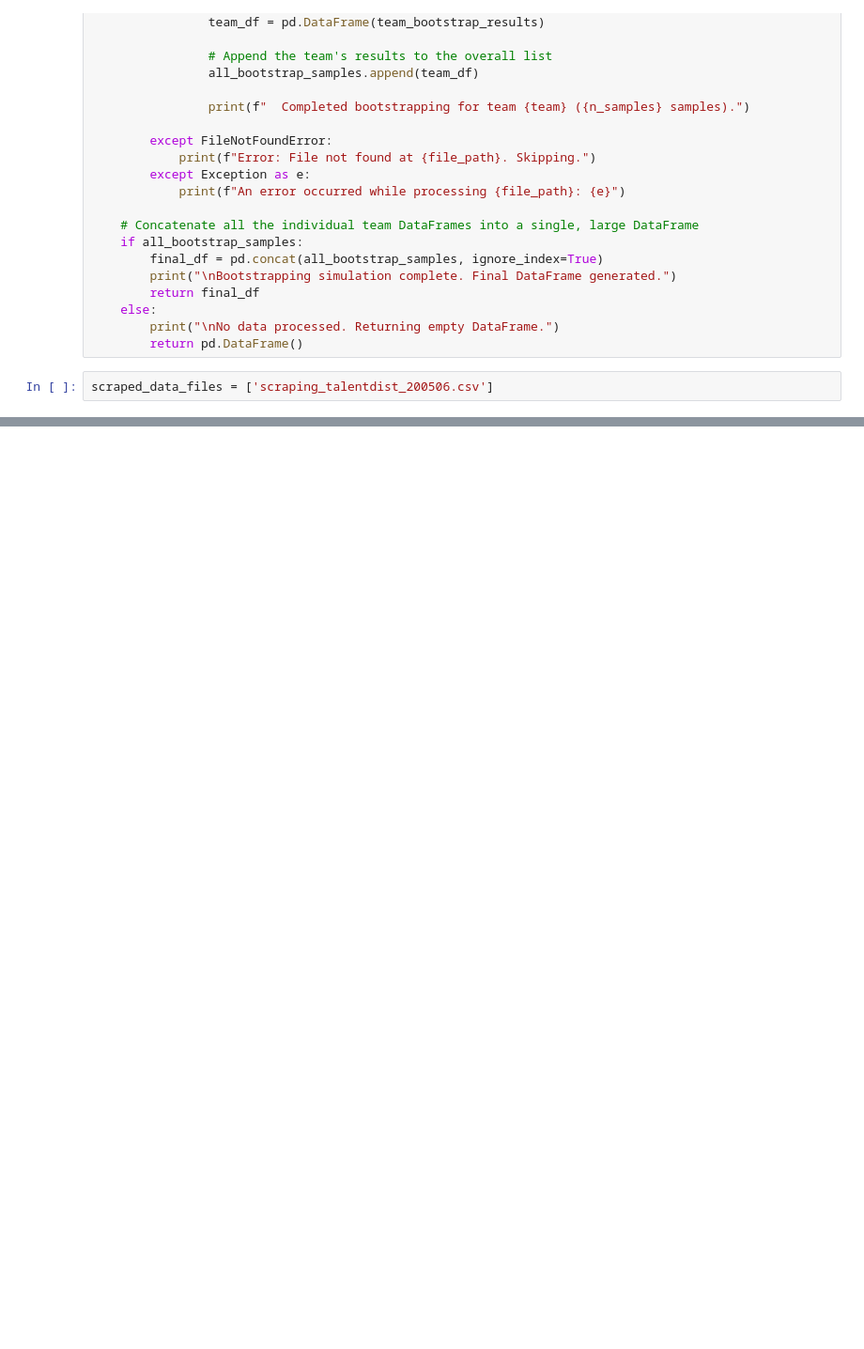
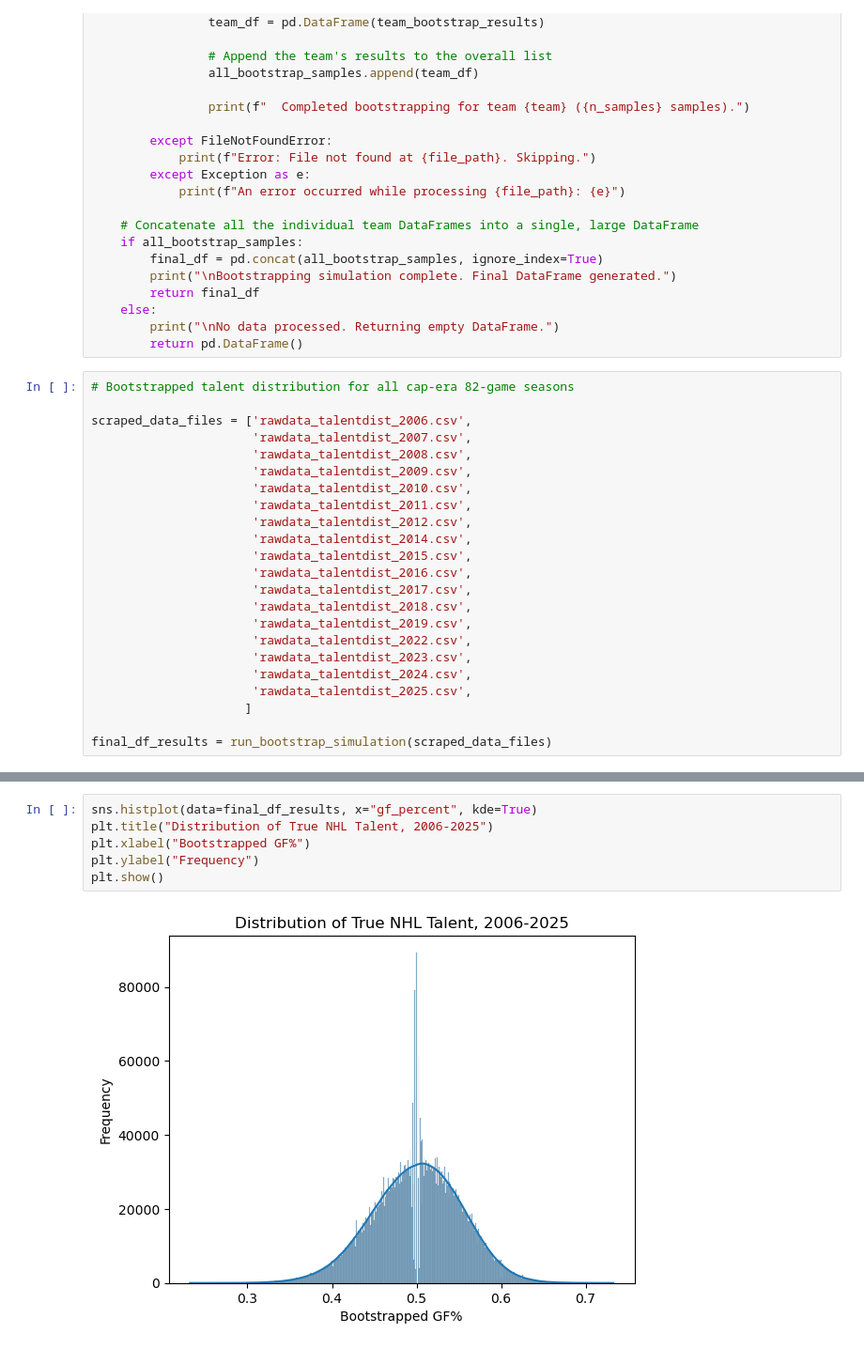
Before and after one commit to datacritic-ne/likensproject, a Jupyter notebook: Bootstrapping True Talent Distributions.ipynb, the cells around one changed output, grey strips where cells are left out. Shown at 94% size. Saved outputs shown, nothing was run; the diff lists cells and outputs as text; blank space fills up the shorter version.

```diff
--- a/Bootstrapping True Talent Distributions.ipynb
+++ b/Bootstrapping True Talent Distributions.ipynb
@@ -103,4 +102,25 @@ def run_bootstrap_simulation(data_files, n_samples=10000, sample_size=40):
         print("\nNo data processed. Returning empty DataFrame.")
         return pd.DataFrame()
 # %%
-scraped_data_files = ['scraping_talentdist_200506.csv']
+# Bootstrapped talent distribution for all cap-era 82-game seasons
+
+scraped_data_files = ['rawdata_talentdist_2006.csv',
+                      'rawdata_talentdist_2007.csv',
+                      'rawdata_talentdist_2008.csv',
+                      'rawdata_talentdist_2009.csv',
+                      'rawdata_talentdist_2010.csv',
+                      'rawdata_talentdist_2011.csv',
+                      'rawdata_talentdist_2012.csv',
+                      'rawdata_talentdist_2014.csv',
+                      'rawdata_talentdist_2015.csv',
+                      'rawdata_talentdist_2016.csv',
+                      'rawdata_talentdist_2017.csv',
+                      'rawdata_talentdist_2018.csv',
+                      'rawdata_talentdist_2019.csv',
+                      'rawdata_talentdist_2022.csv',
+                      'rawdata_talentdist_2023.csv',
+                      'rawdata_talentdist_2024.csv',
+                      'rawdata_talentdist_2025.csv',
+                     ]
+
+final_df_results = run_bootstrap_simulation(scraped_data_files)
@@ -106,0 +145,8 @@ scraped_data_files = ['scraping_talentdist_200506.csv']
+# %%
+sns.histplot(data=final_df_results, x="gf_percent", kde=True)
+plt.title("Distribution of True NHL Talent, 2006-2025")
+plt.xlabel("Bootstrapped GF%")
+plt.ylabel("Frequency")
+plt.show()
+# %% [output]
+[figure, added]
```
Also changed, not shown: parts of 66 cells of this notebook, 5 other files.
